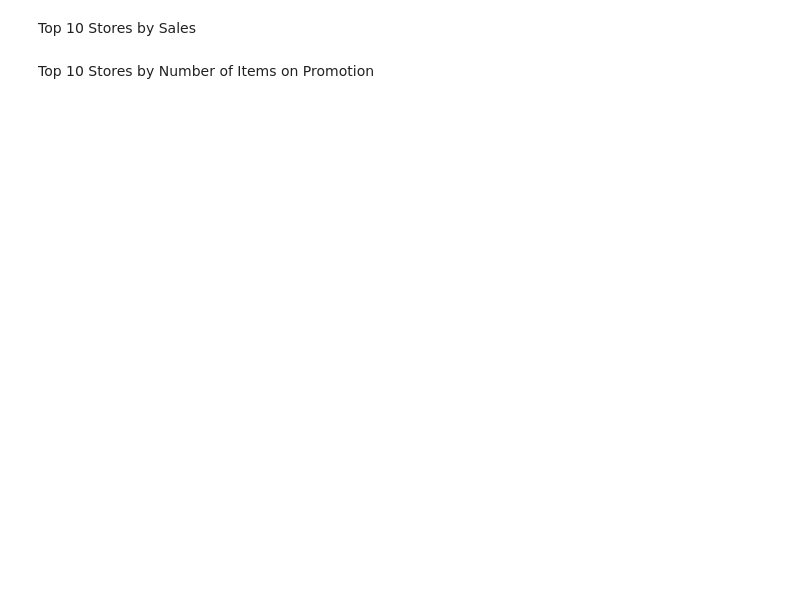
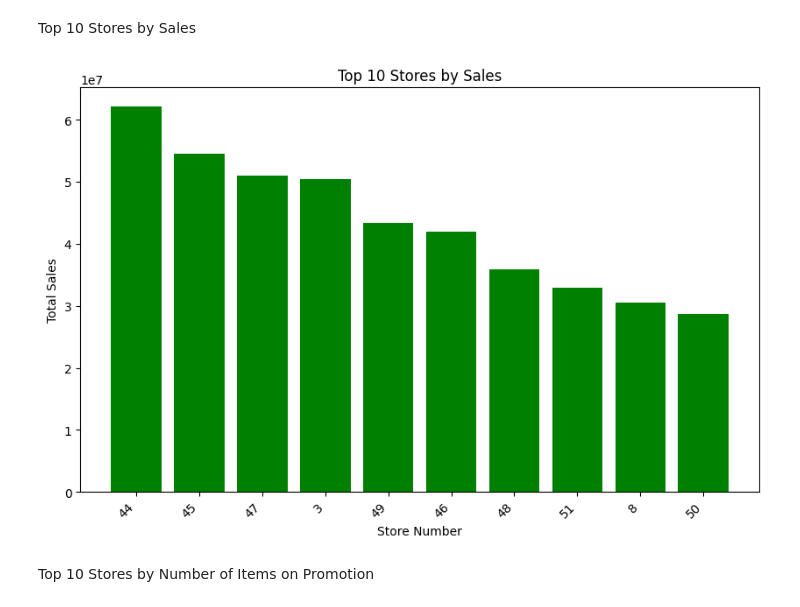
Before and after one commit to WalidKW/Store-Sales-TS-Forecasting, a Jupyter notebook: StoreSales.ipynb, the cells around one changed output. Drawn from its saved outputs; the diff is of its cells as text; code cells hidden in the pictures; blank space fills up the shorter version.

```diff
--- a/StoreSales.ipynb
+++ b/StoreSales.ipynb
@@ -317,4 +348,22 @@ Top 10 Product Families by Sales
 # %% [markdown]
 Top 10 Stores by Sales
+# %%
+# Assuming your DataFrame is named 'df'
+# Group by 'store_nbr' and sum the sales
+sales_by_store = train.groupby('store_nbr')['sales'].sum().reset_index()
+
+# Sort the data by sales in descending order
+sales_by_store = sales_by_store.sort_values(by='sales', ascending=False)
+
+# Plot the top 10 stores by sales
+plt.figure(figsize=(10, 6))
+plt.bar(sales_by_store['store_nbr'][:10].astype(str), sales_by_store['sales'][:10], color='green')
+plt.xticks(rotation=45, ha='right')
+plt.title('Top 10 Stores by Sales')
+plt.xlabel('Store Number')
+plt.ylabel('Total Sales')
+plt.show()
+# %% [output]
+[figure, added]
 # %% [markdown]
 Top 10 Stores by Number of Items on Promotion
```
Also changed, not shown: parts of 8 cells of this notebook.
